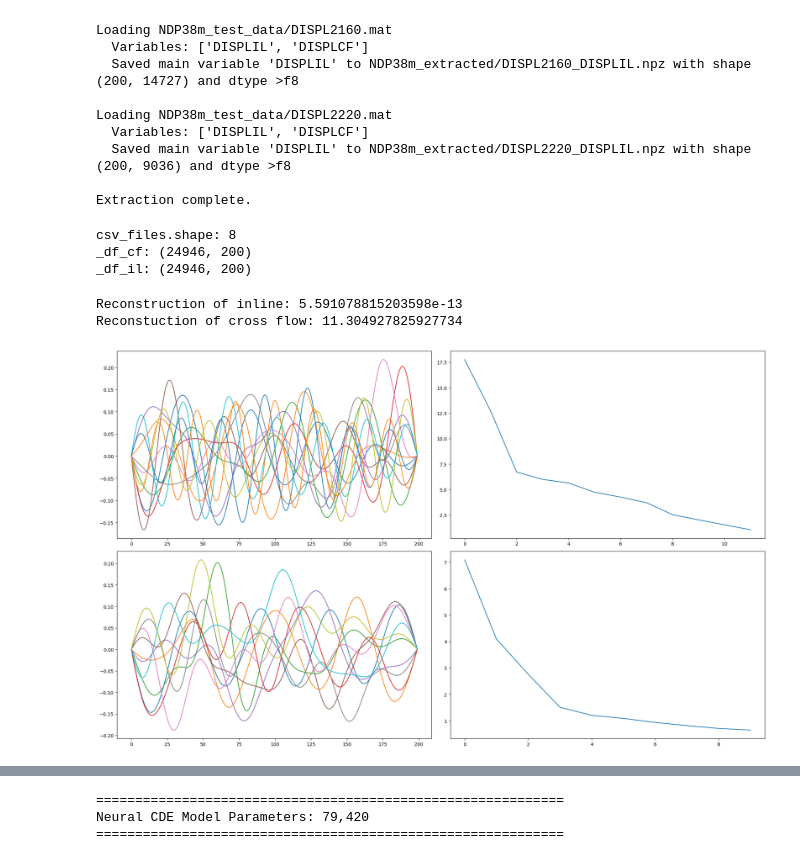
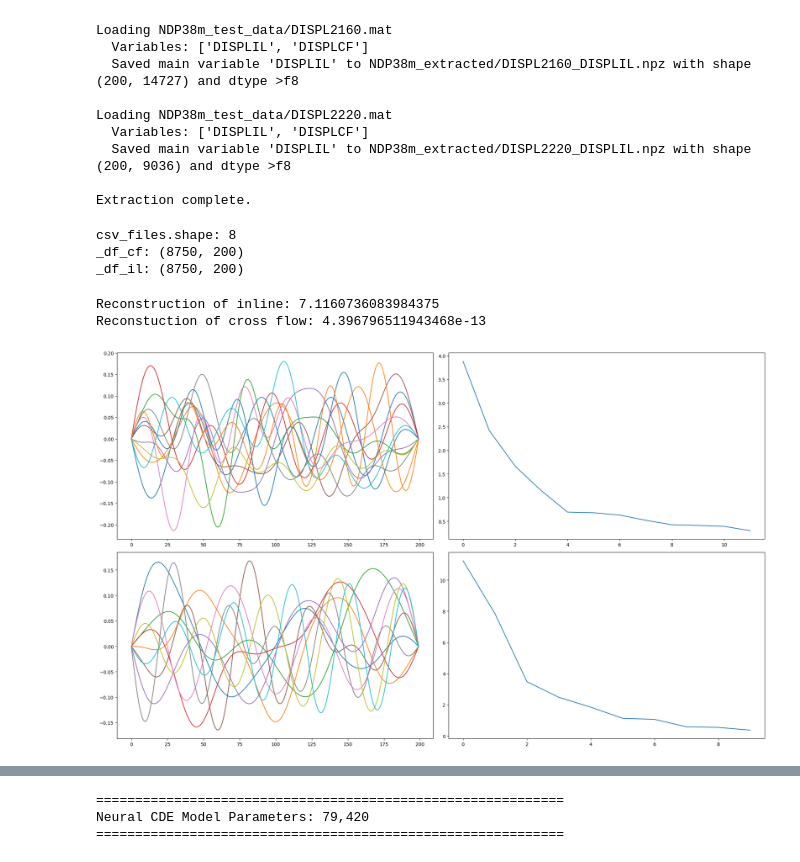
Before and after one commit to MarksandNTNU/NCD-ROM-PI, a Jupyter notebook: test_vivdata_diffrax.ipynb, the cells around one changed output, grey strips where cells are left out. Cells and saved outputs as stored; diff of their text form; code cells hidden in the pictures.

```diff
--- a/test_vivdata_diffrax.ipynb
+++ b/test_vivdata_diffrax.ipynb
@@ -110,6 +108,7 @@ Loading NDP38m_test_data/DISPL2220.mat
 
 Extraction complete.
 # %%
+import pandas as pd
 csv_out = Path('NDP38m_extracted_csv')
 csv_out.mkdir(exist_ok=True)
 csv_files = sorted(csv_out.glob('*.csv'))
@@ -129,13 +128,13 @@ def extract_dataframe(path_cf, path_il, stride = 4):
     print(f'_df_il: {_df_il.shape}')
     return _df_cf, _df_il
 
-_df_cf, _df_il = extract_dataframe(csv_files[1],csv_files[2], stride = 1)
+_df_cf, _df_il = extract_dataframe(csv_files[0],csv_files[1], stride = 4)
 
 Nt, Nx = _df_cf.shape
 # %% [output]
 csv_files.shape: 8
-_df_cf: (24946, 200)
-_df_il: (24946, 200)
+_df_cf: (8750, 200)
+_df_il: (8750, 200)
 # %%
 from sklearn.utils.extmath import randomized_svd
 import jax.numpy as jnp
@@ -147,37 +146,37 @@ def rmsre(datapred, datatrue):
 
 def mae(datapred, datatrue):
     return jnp.mean(jnp.sum(jnp.abs(datapred - datatrue), axis = -1))
 
 def mre(datapred, datatrue):
     return jnp.mean(jnp.abs(datapred - datatrue)) / jnp.mean(jnp.abs(datatrue))
 
 
 ##TODO add mae and MRE to compare metrics
 
 _df_cf.shape, _df_il.shape
 # df = np.stack([_df_cf, _df_il], axis = -1)
 
-nx, nt= df.shape
+nx, nt= _df_cf.shape
 
 modes_il = 12
 U_il, S_full_il, Vt_il = randomized_svd(_df_il, n_components=modes_il, random_state=42)
 
 modes_cf = 10
 U_cf, S_full_cf, Vt_cf = randomized_svd(_df_cf, n_components=modes_cf, random_state=42)
 fig, axes = plt.subplots(2, 2, figsize = (20,12))
 
 print(f'Reconstruction of inline: {rmsre(_df_il, np.dot(_df_il, Vt_il.T) @ Vt_il) * 100}')
 print(f'Reconstuction of cross flow: {rmsre(_df_cf, np.dot(_df_cf, Vt_cf.T) @ Vt_cf) * 100}')
 
 axes[0,0].plot(Vt_il.T)
 axes[0,1].plot(S_full_il)
 axes[1,0].plot(Vt_cf.T)
 axes[1,1].plot(S_full_cf)
 plt.tight_layout()
 # %% [output]
-Reconstruction of inline: 5.591078815203598e-13
-Reconstuction of cross flow: 11.304927825927734
+Reconstruction of inline: 7.1160736083984375
+Reconstuction of cross flow: 4.396796511943468e-13
-[figure, old version]
+[figure, new version]
 # %%
 from utils.models_diffrax import *
 from sklearn.utils.extmath import randomized_svd
```
Also changed, not shown: parts of 26 cells of this notebook, 16 other files.
